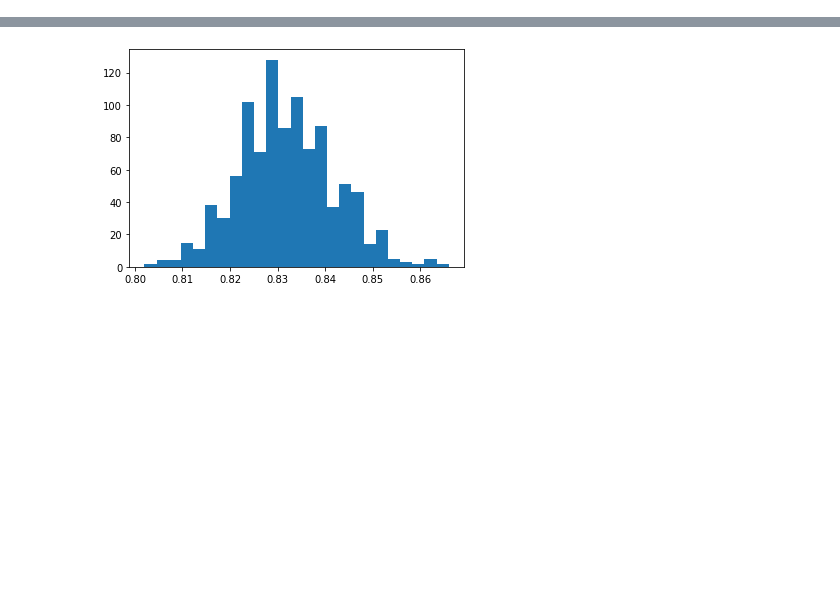
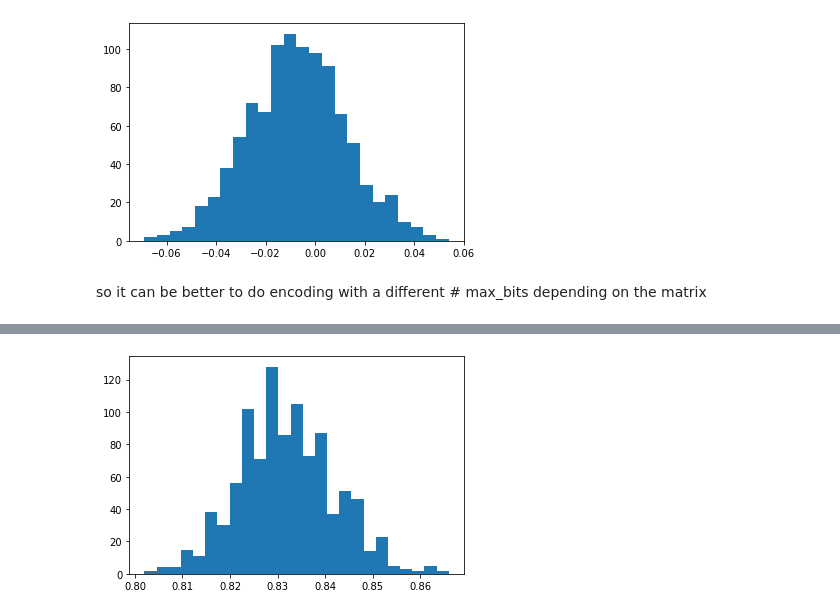
Before and after one commit to lzrvch/sparse-matrix-compression, a Jupyter notebook: check_compression_rates.ipynb, the cells around one changed output, grey strips where cells are left out. Drawn from its saved outputs; the diff is of its cells as text; code cells hidden in the pictures; blank space fills up the shorter version.

```diff
--- a/check_compression_rates.ipynb
+++ b/check_compression_rates.ipynb
@@ -43,0 +68,32 @@ plt.hist(compression_rates, bins='auto');
+# %%
+compression_rates = {'rate': [], 'max_bits': []}
+test_size = 1000
+test_rate = 0.9
+
+diff = []
+
+for idx in range(trials):
+    array = gen_random_sparse_array(test_size, rate=test_rate)
+    bits_per_element = 4
+    maximal_diff_int = 2 ** bits_per_element - 1
+    bits_needed_4 = bits_for_storage(
+        array,
+        maximal_diff_int,
+        bits_per_element,
+        inverse_coding=False,
+    )
+    bits_per_element = 5
+    maximal_diff_int = 2 ** bits_per_element - 1
+    bits_needed_5 = bits_for_storage(
+        array,
+        maximal_diff_int,
+        bits_per_element,
+        inverse_coding=False,
+    )
+    diff.append((bits_needed_4 - bits_needed_5) / test_size) # relative to bitmask
+# %%
+plt.hist(diff, bins='auto');
+# %% [output]
+[figure, added]
+# %% [markdown]
+so it can be better to do encoding with a different # max_bits depending on the matrix
```
Also changed, not shown: parts of 15 cells of this notebook.
